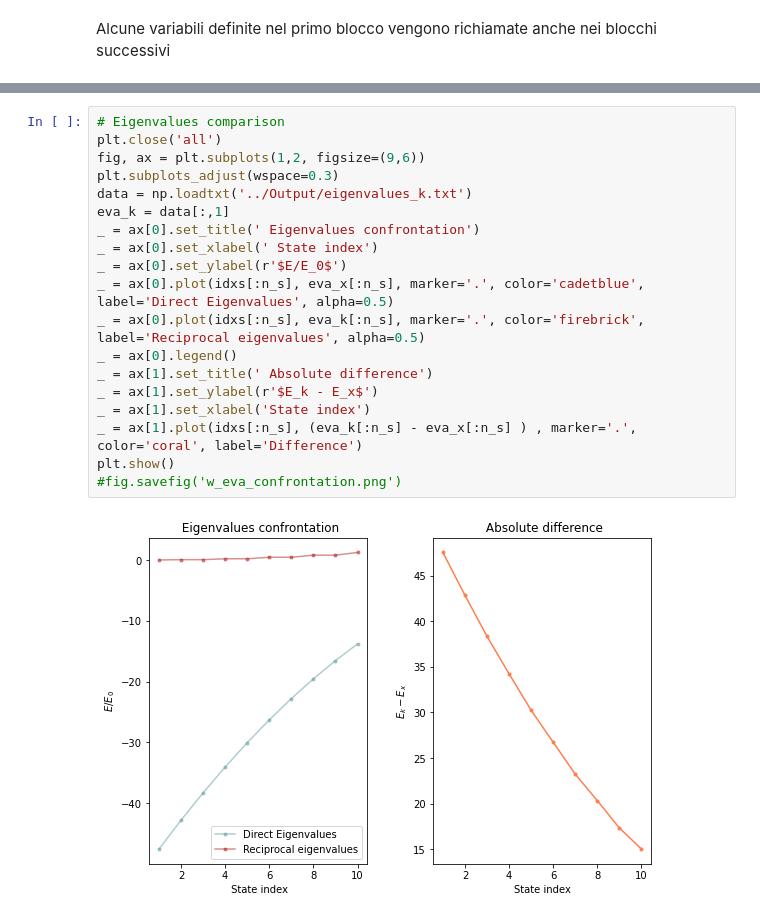
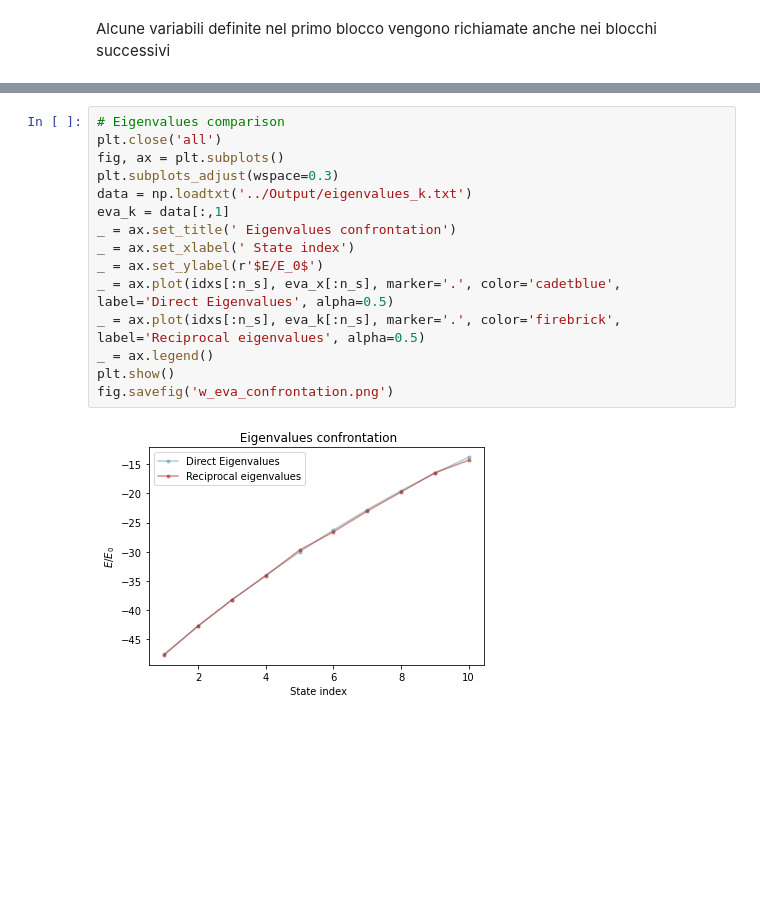
Before and after one commit to Matteo-Quinzi/Lab-Test, a Jupyter notebook: Graphic/Diatomic_mol_graph.ipynb, the cells around one changed output, grey strips where cells are left out. Cells and saved outputs as stored; diff of their text form; blank space fills up the shorter version.

```diff
--- a/Graphic/Diatomic_mol_graph.ipynb
+++ b/Graphic/Diatomic_mol_graph.ipynb
@@ -43,21 +43,17 @@ plt.show()
 # %%
 # Eigenvalues comparison
 plt.close('all')
-fig, ax = plt.subplots(1,2, figsize=(9,6))
+fig, ax = plt.subplots()
 plt.subplots_adjust(wspace=0.3)
 data = np.loadtxt('../Output/eigenvalues_k.txt')
 eva_k = data[:,1]
-_ = ax[0].set_title(' Eigenvalues confrontation')
-_ = ax[0].set_xlabel(' State index')
-_ = ax[0].set_ylabel(r'$E/E_0$')
-_ = ax[0].plot(idxs[:n_s], eva_x[:n_s], marker='.', color='cadetblue', label='Direct Eigenvalues', alpha=0.5)
-_ = ax[0].plot(idxs[:n_s], eva_k[:n_s], marker='.', color='firebrick', label='Reciprocal eigenvalues', alpha=0.5)
-_ = ax[0].legend()
-_ = ax[1].set_title(' Absolute difference')
-_ = ax[1].set_ylabel(r'$E_k - E_x$')
-_ = ax[1].set_xlabel('State index')
-_ = ax[1].plot(idxs[:n_s], (eva_k[:n_s] - eva_x[:n_s] ) , marker='.', color='coral', label='Difference')
+_ = ax.set_title(' Eigenvalues confrontation')
+_ = ax.set_xlabel(' State index')
+_ = ax.set_ylabel(r'$E/E_0$')
+_ = ax.plot(idxs[:n_s], eva_x[:n_s], marker='.', color='cadetblue', label='Direct Eigenvalues', alpha=0.5)
+_ = ax.plot(idxs[:n_s], eva_k[:n_s], marker='.', color='firebrick', label='Reciprocal eigenvalues', alpha=0.5)
+_ = ax.legend()
 plt.show()
-#fig.savefig('w_eva_confrontation.png')
+fig.savefig('w_eva_confrontation.png')
 # %% [output]
-[figure, old version]
+[figure, new version]
```
Also changed, not shown: parts of 9 cells of this notebook, 33 other files.
